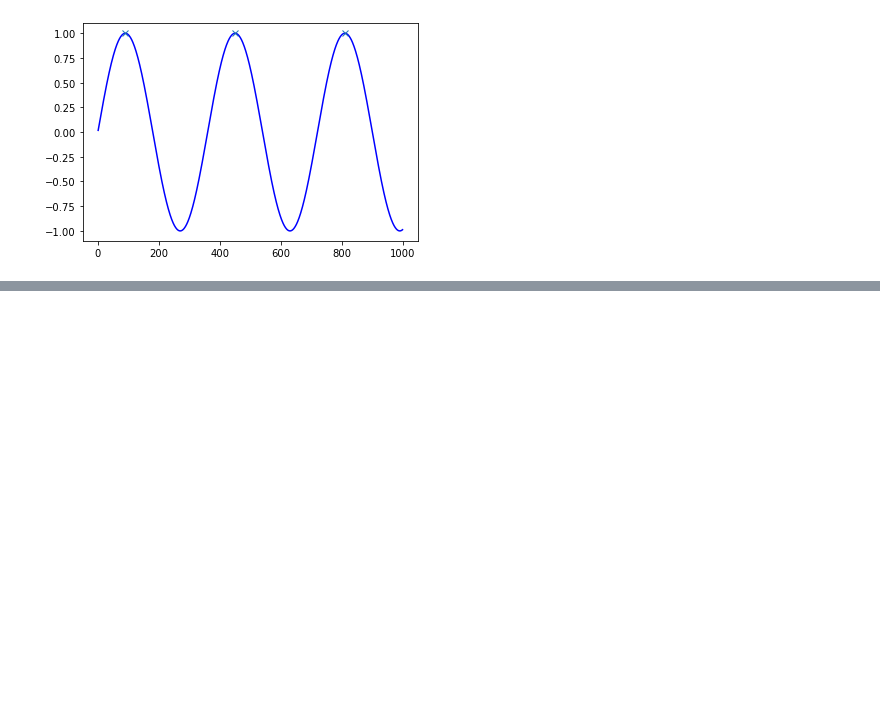
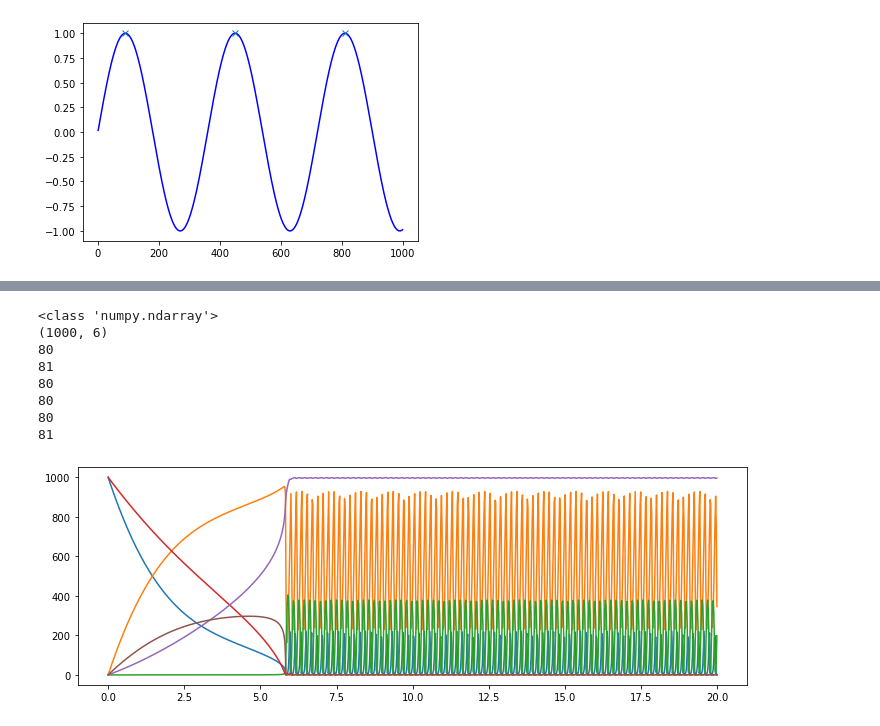
Before and after one commit to DSP-sleep/PT_Chaotic_Oscillators, a Jupyter notebook: optuna_search_FFTscore.ipynb, the cells around one changed output, grey strips where cells are left out. Cells and saved outputs as stored; diff of their text form; code cells hidden in the pictures; blank space fills up the shorter version.

```diff
--- a/optuna_search_FFTscore.ipynb
+++ b/optuna_search_FFTscore.ipynb
@@ -482,19 +513,29 @@ for i in range(16):
 # %%
 
-trange=1000
+trange=20
 
 S0 = np.asarray([1000., 0., 0., 1000., 0., 0.]) # initial state of the substrates.
 #S11は総量からほかを引くことで算出していた。#計算量削減のためかな
 ts=np.arange(0, trange, 0.02)
 
 S = odeint(func=DvD, y0=S0, t=ts, args=(k, K), atol=5.0e-4, rtol=5.0e-4, full_output=0)
 print(type(S))
 print(S.shape)
 #print(info)
 
 plt.figure(figsize=(12,4))
 for i in range(S.shape[1]):
   plt.plot(ts,S.T[i])
   peak_count, _ = find_peaks(S.T[i])
   print(len(peak_count))
 plt.savefig("best_result.png")
+# %% [output]
+<class 'numpy.ndarray'>
+(1000, 6)
+80
+81
+80
+80
+80
+81
+[figure, added]
```
Also changed, not shown: parts of 8 cells of this notebook.
